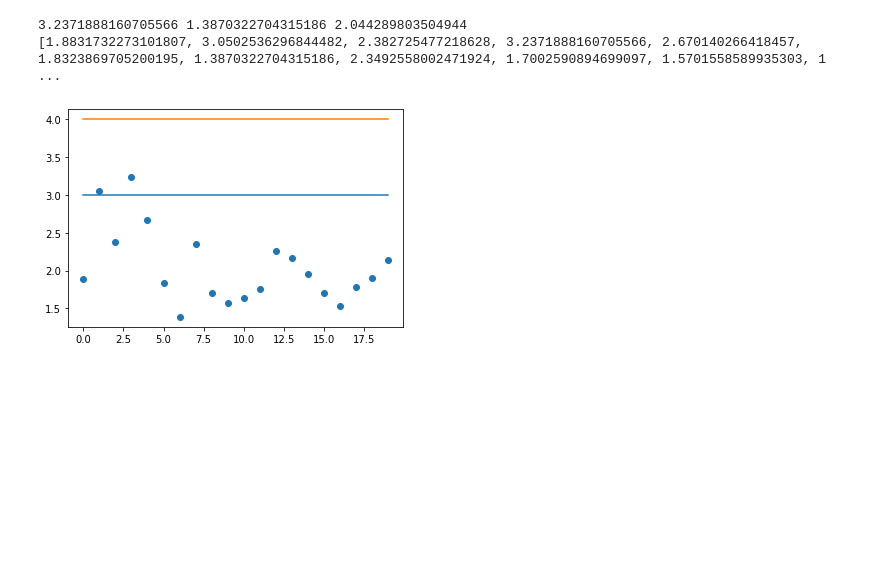
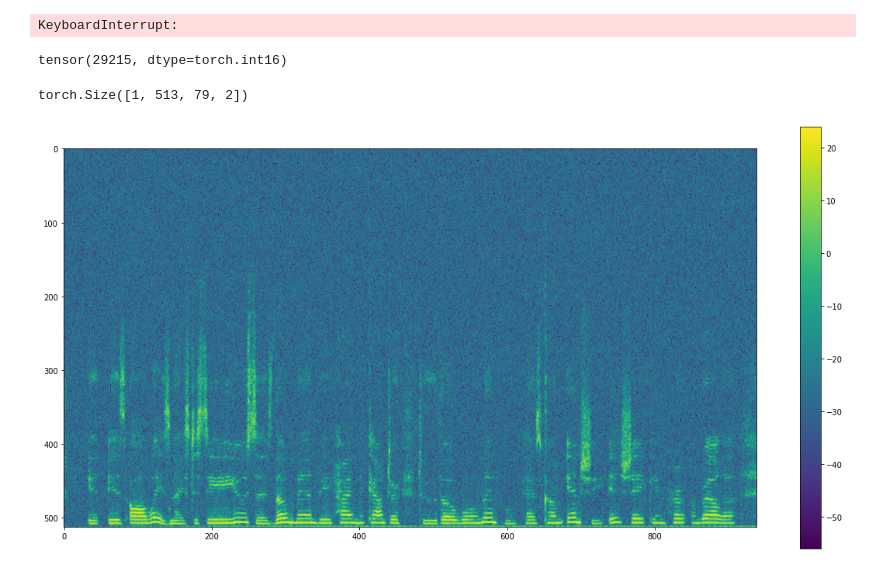
Before and after one commit to lsg1213/compression, a Jupyter notebook: lsj/train_stft.ipynb, the cells around one changed output. Cells and saved outputs as stored; diff of their text form; code cells hidden in the pictures; blank space fills up the shorter version.

```diff
--- a/lsj/train_stft.ipynb
+++ b/lsj/train_stft.ipynb
@@ -192,6 +192,7 @@ for wave in wavpath:
             loss = F.mse_loss(model_output, ground_truth.reshape(1, -1, ground_truth.shape[-1]))
 
             pbar.set_postfix({'loss': loss.item()})
+            model_output = model_output.view([1]+[*shape]+[2])
             loss.backward()
             optim.step()
 
@@ -202,7 +203,7 @@ for wave in wavpath:
     ground_truth = torch.istft(torch.complex(ground_truth[...,0], ground_truth[...,1]), 1024)
     model_output = model_output.float()
     ground_truth = ground_truth.float()
-    torchaudio.save(os.path.join(datapath, 'stft_recons' + os.path.basename(wave)), model_output.squeeze(-1).cpu().float(), sample_rate=rate)
+    torchaudio.save(os.path.join(datapath, 'mse_stft_recons' + os.path.basename(wave)), model_output.squeeze(-1).cpu().float(), sample_rate=rate)
     model_output = torchaudio.functional.resample(model_output.squeeze(-1), rate, 16000).squeeze().cpu()
     model_input = torchaudio.functional.resample(model_input.squeeze(-1), rate, 16000).squeeze().cpu()
 
@@ -217,6 +218,33 @@ plt.plot(np.ones_like(pesq) * 3)
 plt.plot(np.ones_like(pesq) * 4)
 print(pesq)
 # %% [output]
-3.2371888160705566 1.3870322704315186 2.044289803504944
-[1.8831732273101807, 3.0502536296844482, 2.382725477218628, 3.2371888160705566, 2.670140266418457, 1.8323869705200195, 1.3870322704315186, 2.3492558002471924, 1.7002590894699097, 1.5701558589935303, 1 ...
+KeyboardInterrupt:
-[figure, removed]
+# %%
+aa, rate = torchaudio.load(os.path.join(datapath, 'all_mono.wav'), normalize=False)
+aa.abs().max()
+# %% [output]
+tensor(29215, dtype=torch.int16)
+# %%
+am2db = torchaudio.transforms.AmplitudeToDB()
+torchaudio.
+torch.stft(bb.float(), 1024, return_complex=False)
+# %% [output]
+torch.Size([1, 513, 79, 2])
+# %%
+# for wave in wavpath:
+wave = wavpath[0]
+bach_audio = AudioFile(wave)
+shape = bach_audio.get_shape()
+
+dataloader = DataLoader(bach_audio, shuffle=True, batch_size=1, pin_memory=True, num_workers=0)
+
+model_input, ground_truth = next(iter(dataloader))
+model_input, ground_truth = model_input.cuda(), ground_truth.cuda()
+
+model_input, ground_truth, audio_siren = model_input.type(torch.float64), \
+                                        ground_truth.type(torch.float64), \
+                                         audio_siren.type(torch.float64)
+audio = torchaudio.load(os.path.join(datapath, 'mse_stft_recons' + os.path.basename(wave)))[0]
+spectrogram(audio)
+# %% [output]
+[figure, added]
```
Also changed, not shown: parts of 2 cells of this notebook, 1 other file.
